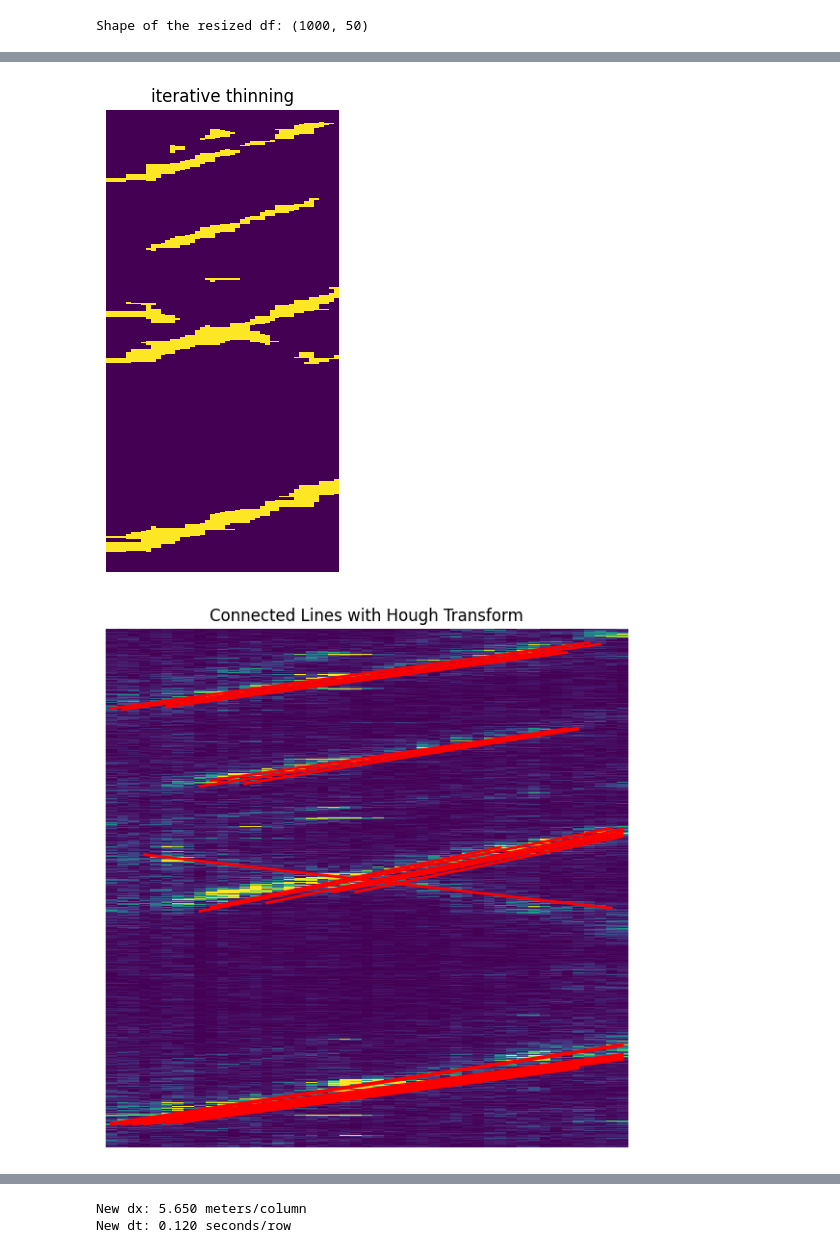
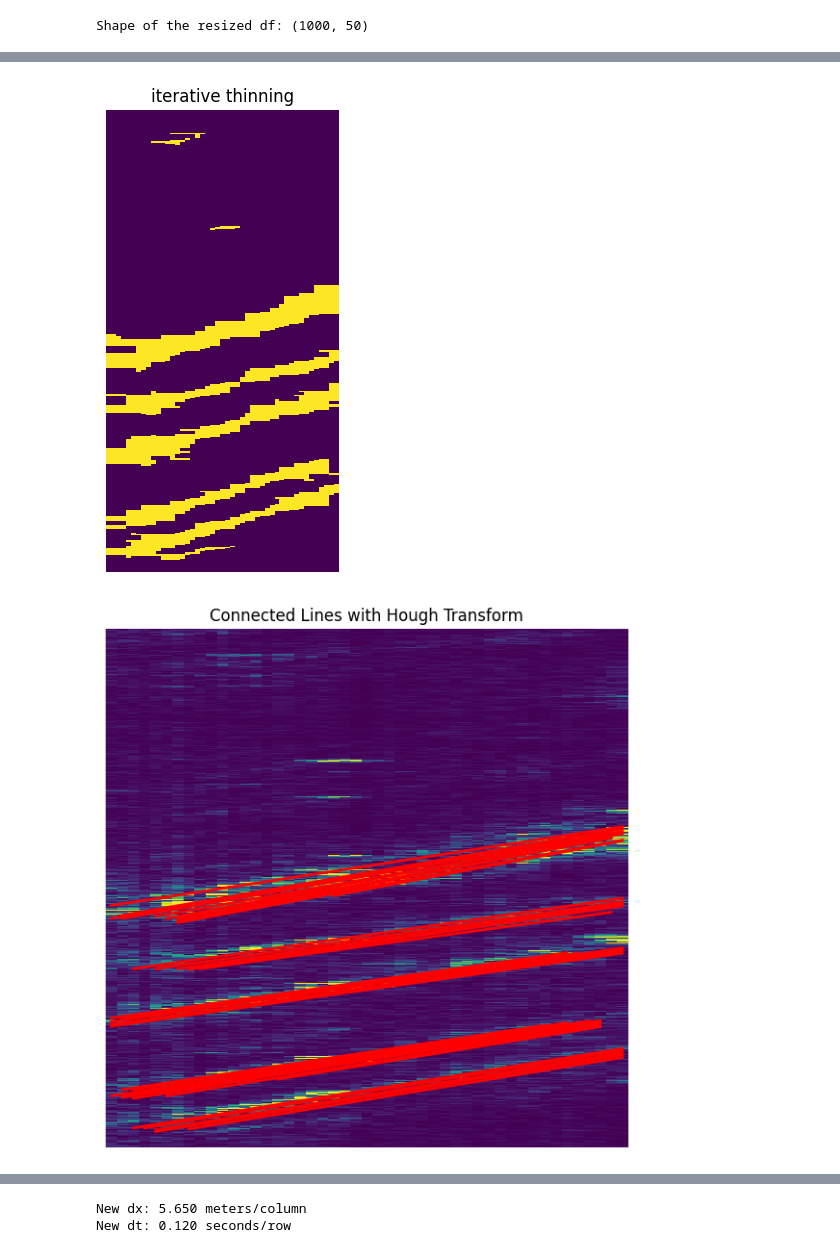
Before and after one commit to mmartyna123/ComputerVision, a Jupyter notebook: Project1/good_for_4.ipynb, the cells around one changed output, grey strips where cells are left out. Cells and saved outputs as stored; diff of their text form; code cells hidden in the pictures.

```diff
--- a/Project1/good_for_4.ipynb
+++ b/Project1/good_for_4.ipynb
@@ -70,7 +70,7 @@ def load_df(start, end):
 df62 = load_df(start_62, end_62)
 df71 = load_df(start_71, end_71)
 df72 = load_df(start_72, end_72)
-df = load_df(start_t, end_t)
+df = df71
 # %%
 def set_axis(x, no_labels = 7)->tuple[np.array, np.array]:
     """Sets the x-axis positions and labels for a plot.
@@ -113,7 +113,7 @@ def plot_image(img, a=6, b=9, lines=None, title="DataFrame Visualization", veloc
             # Annotate velocity
             if velocities is not None:
                 mid_x, mid_y = (x1 + x2) / 2, (y1 + y2) / 2
-                plt.text(mid_x, mid_y, f"{velocities[i]:.2f} km/h", color="cyan", fontsize=10, ha="center", va="center")
+                plt.text(mid_x, mid_y, f"{velocities[i]:.2f} km/h", color="cyan", fontsize=15, ha="center", va="center")
 
 
     # plt.colorbar(label='Value')
@@ -308,12 +308,12 @@ def erode_wide_lines(binary_image, min_line_width=5, kernel_size=3, iterations=1
 iterative_thinning = erode_wide_lines(remove_small, min_line_width=2500, kernel_size=3, iterations=2)
 plot_image(iterative_thinning, 3, 6, title="iterative thinning")
 # %% [output]
-[figure, old version]
+[figure, new version]
 # %%
 lines = cv2.HoughLinesP(iterative_thinning, rho=1, theta=np.pi / 180, threshold=5, minLineLength=100, maxLineGap=25)
-plot_image(df_normalized.values, a=7, b= 7, lines = lines, title="Connected Lines with Hough Transform")
+plot_image(df_orginal.values, a=7, b= 7, lines = lines, title="Connected Lines with Hough Transform")
 # %% [output]
-[figure, old version]
+[figure, new version]
 # %%
 def merge_lines(lines, min_distance=30, max_angle_diff=25):
     """
```
Also changed, not shown: parts of 13 cells of this notebook, 1 other file.
